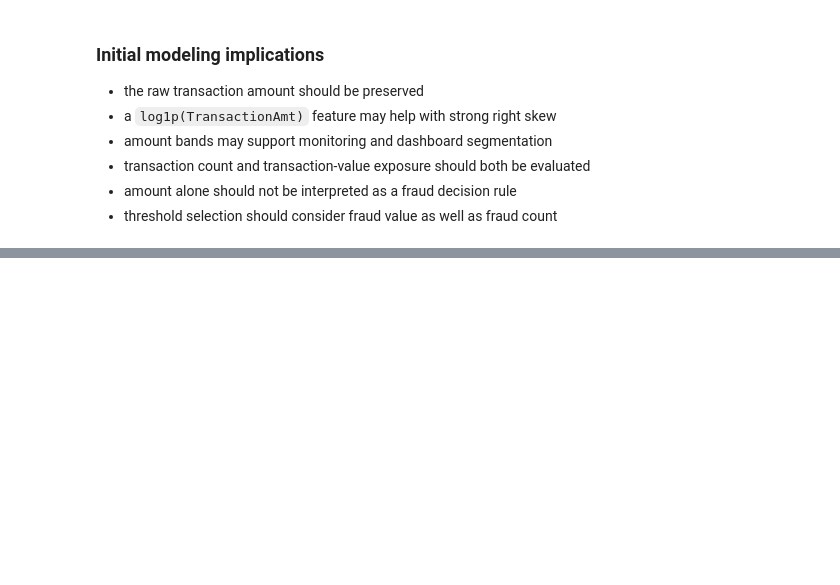
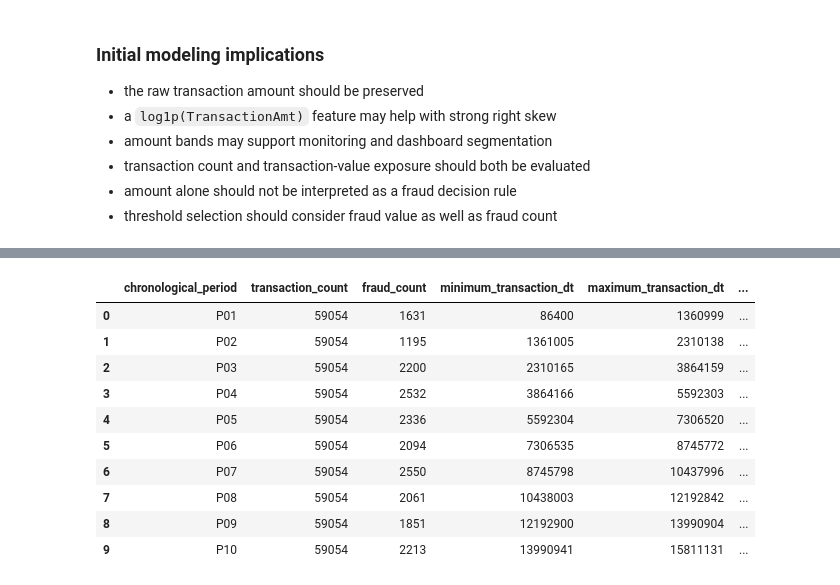
Before and after one commit to kivancfk/riskflow-payguard, a Jupyter notebook: notebooks/01_eda.ipynb, the cells around one changed output, grey strips where cells are left out. Cells and saved outputs as stored; diff of their text form; code cells hidden in the pictures; blank space fills up the shorter version.

```diff
--- a/notebooks/01_eda.ipynb
+++ b/notebooks/01_eda.ipynb
@@ -964,0 +1172,88 @@ Highest quantile fraud rate: (0.25, 25.95] (5.5889%, 59,511 transactions)
+# %%
+time_analysis["chronological_period"] = pd.qcut(
+    time_analysis[TIME_COLUMN],
+    q=10,
+    labels=[
+        "P01",
+        "P02",
+        "P03",
+        "P04",
+        "P05",
+        "P06",
+        "P07",
+        "P08",
+        "P09",
+        "P10",
+    ],
+    duplicates="drop",
+)
+
+chronological_period_summary = (
+    time_analysis
+    .groupby(
+        "chronological_period",
+        observed=False,
+    )
+    .agg(
+        transaction_count=(TARGET_COLUMN, "size"),
+        fraud_count=(TARGET_COLUMN, "sum"),
+        minimum_transaction_dt=(TIME_COLUMN, "min"),
+        maximum_transaction_dt=(TIME_COLUMN, "max"),
+        minimum_relative_day=("relative_day", "min"),
+        maximum_relative_day=("relative_day", "max"),
+        mean_amount=(AMOUNT_COLUMN, "mean"),
+        total_amount=(AMOUNT_COLUMN, "sum"),
+        fraud_amount=("fraud_amount", "sum"),
+        identity_count=("has_identity", "sum"),
+    )
+    .reset_index()
+)
+
+chronological_period_summary["fraud_rate"] = (
+    chronological_period_summary["fraud_count"]
+    / chronological_period_summary["transaction_count"]
+)
+
+chronological_period_summary["identity_coverage"] = (
+    chronological_period_summary["identity_count"]
+    / chronological_period_summary["transaction_count"]
+)
+
+chronological_period_summary["fraud_capture_share"] = (
+    chronological_period_summary["fraud_count"]
+    / chronological_period_summary["fraud_count"].sum()
+)
+
+chronological_period_summary["fraud_value_share"] = (
+    chronological_period_summary["fraud_amount"]
+    / chronological_period_summary["fraud_amount"].sum()
+)
+
+display(chronological_period_summary)
+
+first_period = chronological_period_summary.iloc[0]
+last_period = chronological_period_summary.iloc[-1]
+
+print(
+    "Fraud-rate change, P01 to P10: "
+    f"{first_period['fraud_rate']:.4%} -> "
+    f"{last_period['fraud_rate']:.4%}"
+)
+
+print(
+    "Identity-coverage change, P01 to P10: "
+    f"{first_period['identity_coverage']:.4%} -> "
+    f"{last_period['identity_coverage']:.4%}"
+)
+# %% [output]
+|  | chronological_period | transaction_count | fraud_count | minimum_transaction_dt | maximum_transaction_dt | ... |
+| 0 | P01 | 59054 | 1631 | 86400 | 1360999 | ... |
+| 1 | P02 | 59054 | 1195 | 1361005 | 2310138 | ... |
+| 2 | P03 | 59054 | 2200 | 2310165 | 3864159 | ... |
+| 3 | P04 | 59054 | 2532 | 3864166 | 5592303 | ... |
+| 4 | P05 | 59054 | 2336 | 5592304 | 7306520 | ... |
+| 5 | P06 | 59054 | 2094 | 7306535 | 8745772 | ... |
+| 6 | P07 | 59054 | 2550 | 8745798 | 10437996 | ... |
+| 7 | P08 | 59054 | 2061 | 10438003 | 12192842 | ... |
+| 8 | P09 | 59054 | 1851 | 12192900 | 13990904 | ... |
+| 9 | P10 | 59054 | 2213 | 13990941 | 15811131 | ... |
```
Also changed, not shown: parts of 10 cells of this notebook.
